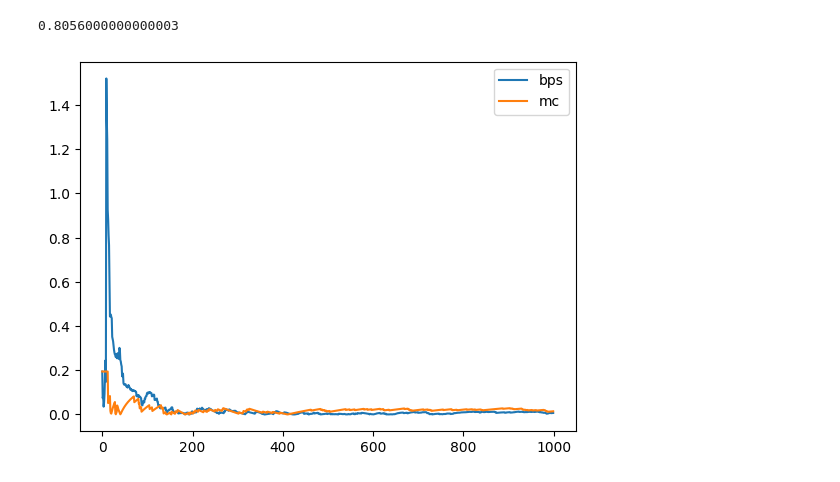
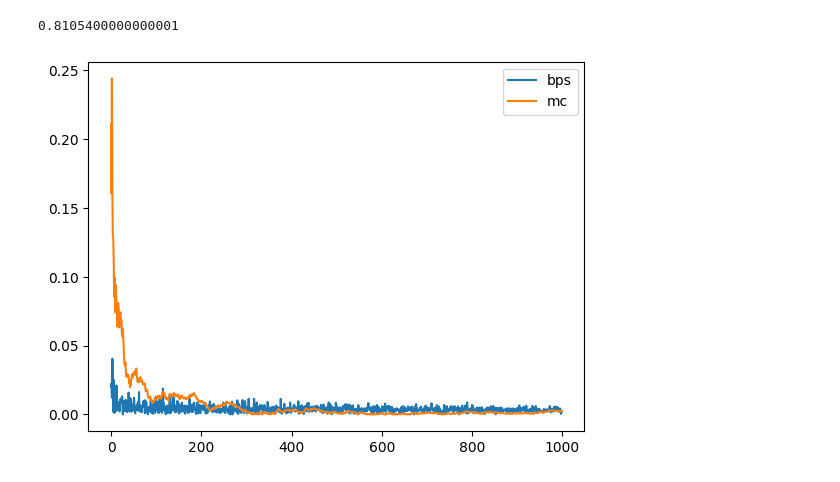
Before and after one commit to uflxiao/benchmark_experiments, a Jupyter notebook: gridworld/plot.ipynb, the cells around one changed output. Saved outputs shown, nothing was run; the diff lists cells and outputs as text; code cells hidden in the pictures.

Commit message:
algorithm 3 plot

```diff
--- a/gridworld/plot.ipynb
+++ b/gridworld/plot.ipynb
@@ -4,33 +4,41 @@ import matplotlib.pyplot as plt
 import numpy as np
 from tqdm import tqdm
 # %%
+
+
 api = wandb.Api()
-sweep = api.sweep("daniel-xiao/02_on_policy_eval/bh1brioy")
+sweep = api.sweep("daniel-xiao/algorithm_2_mc/gavl4s4l")
 runs = sweep.runs
+mc_data = [0] * 10000
 
 for run in runs:
-    history = run.history(samples=10000)["estimate"].to_list()
+    mc_estimates = run.history(samples=10000)["estimate"].to_list()
+    for idx, est in enumerate(mc_estimates):
+        mc_data[idx] += est / 20
 
-ground_truth = history[-1]
+ground_truth = mc_data[-1]
 ground_truth
 # %% [output]
-0.8056000000000003
+0.8105400000000001
 # %%
-mc = history[:1000]
+mc = mc_data[:1000]
 mc_errors = [abs(x - ground_truth) for x in mc]
 # %%
 api = wandb.Api()
-sweep = api.sweep("daniel-xiao/03_bpg_eval/s1jroh8k")
+sweep = api.sweep("daniel-xiao/algorithm_2_mod/0k005411")
 runs = sweep.runs
+bps_data = [0] * 1000
 
 for run in runs:
-    estimates = run.history(samples=1000)["estimate"].to_list()
+    bps_estimates = run.history(samples=1000)["estimate"].to_list()
+    for idx, est in enumerate(bps_estimates):
+        bps_data[idx] += est / 20
 
-errors = [abs(x - ground_truth) for x in estimates]
+bps_errors = [abs(x - ground_truth) for x in bps_data]
 # %%
-plt.plot([x for x in range(1000)], errors, label="bps")
+plt.plot([x for x in range(1000)], bps_errors, label="bps")
 plt.plot([x for x in range(1000)], mc_errors, label="mc")
 plt.legend()
 plt.show()
 # %% [output]
-[figure, old version]
+[figure, new version]
```
Also changed, not shown: parts of 2 cells of this notebook, 25 other files.
